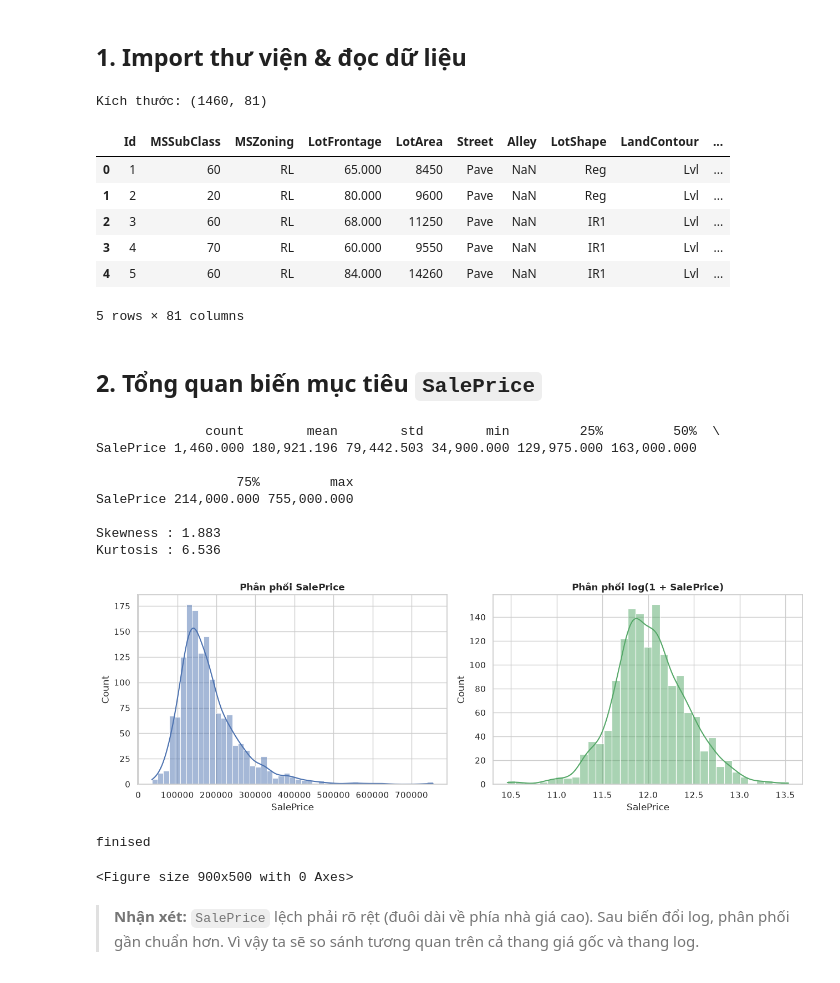
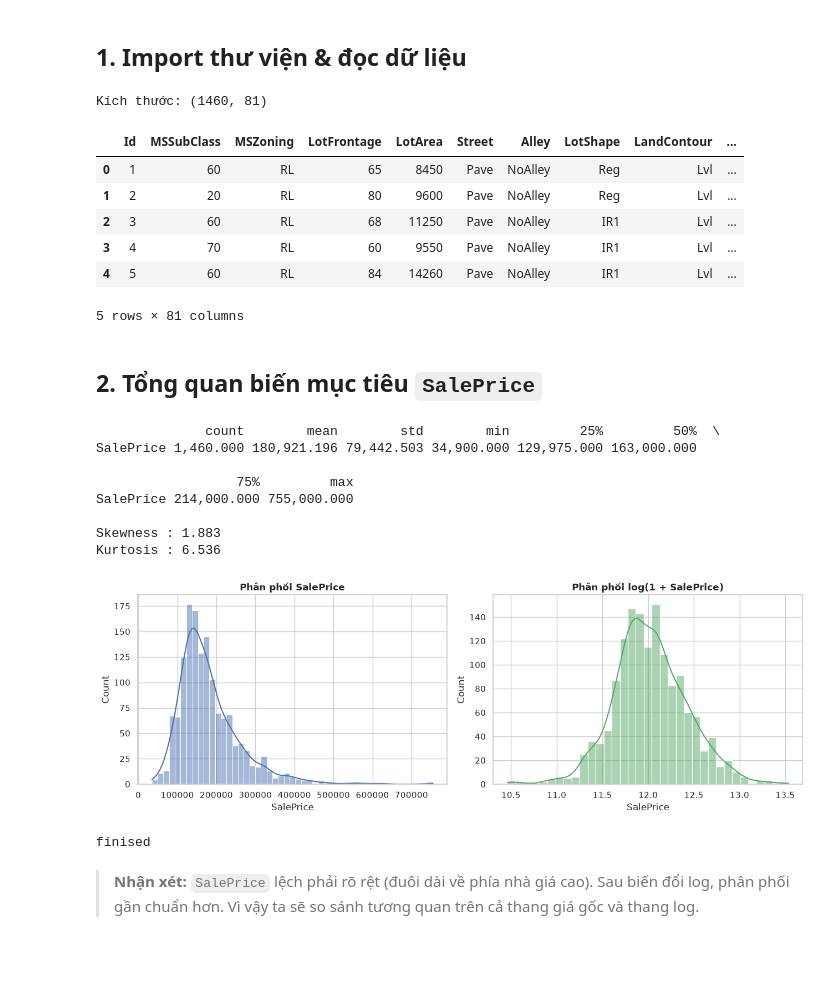
Before and after one commit to hominhIsStupid/DatascienceProject, a Jupyter notebook: src/EDA_Correlation_SalePrice.ipynb, the cells around one changed output. Cells and saved outputs as stored; diff of their text form; code cells hidden in the pictures.

```diff
--- a/src/EDA_Correlation_SalePrice.ipynb
+++ b/src/EDA_Correlation_SalePrice.ipynb
@@ -14,32 +14,41 @@
 ## 1. Import thư viện & đọc dữ liệu
 # %%
 import warnings
+import os, warnings, time, joblib
 warnings.filterwarnings("ignore")
 
 import numpy as np
 import pandas as pd
 import matplotlib.pyplot as plt
 import seaborn as sns
 from scipy import stats
 
+DATA_PATH = "../data/processed/cleaned.csv"
+
 FIG_OUT = "../reports/figures/"
+OUT_DIR = "../reports/outputs/"
+os.makedirs(FIG_OUT, exist_ok=True)
+os.makedirs(OUT_DIR, exist_ok=True)
 
 sns.set_theme(style="whitegrid", context="notebook")
 plt.rcParams["figure.figsize"] = (9, 5)
 plt.rcParams["axes.titleweight"] = "bold"
 pd.options.display.float_format = "{:,.3f}".format
 
-df = pd.read_csv("../data/raw/train.csv")
+def savefig(name):
+    plt.savefig(os.path.join(FIG_OUT, name), dpi=130, bbox_inches="tight")
+
+df = pd.read_csv(DATA_PATH)
 print("Kích thước:", df.shape)
 df.head()
 # %% [output]
 Kích thước: (1460, 81)
 |  | Id | MSSubClass | MSZoning | LotFrontage | LotArea | Street | Alley | LotShape | LandContour | ... |
-| 0 | 1 | 60 | RL | 65.000 | 8450 | Pave | NaN | Reg | Lvl | ... |
-| 1 | 2 | 20 | RL | 80.000 | 9600 | Pave | NaN | Reg | Lvl | ... |
-| 2 | 3 | 60 | RL | 68.000 | 11250 | Pave | NaN | IR1 | Lvl | ... |
-| 3 | 4 | 70 | RL | 60.000 | 9550 | Pave | NaN | IR1 | Lvl | ... |
-| 4 | 5 | 60 | RL | 84.000 | 14260 | Pave | NaN | IR1 | Lvl | ... |
+| 0 | 1 | 60 | RL | 65 | 8450 | Pave | NoAlley | Reg | Lvl | ... |
+| 1 | 2 | 20 | RL | 80 | 9600 | Pave | NoAlley | Reg | Lvl | ... |
+| 2 | 3 | 60 | RL | 68 | 11250 | Pave | NoAlley | IR1 | Lvl | ... |
+| 3 | 4 | 70 | RL | 60 | 9550 | Pave | NoAlley | IR1 | Lvl | ... |
+| 4 | 5 | 60 | RL | 84 | 14260 | Pave | NoAlley | IR1 | Lvl | ... |
 5 rows × 81 columns
 # %% [markdown]
 ## 2. Tổng quan biến mục tiêu `SalePrice`
@@ -54,8 +63,8 @@ axes[0].set_title("Phân phối SalePrice")
 sns.histplot(np.log1p(df["SalePrice"]), kde=True, ax=axes[1], color="#55A868")
 axes[1].set_title("Phân phối log(1 + SalePrice)")
 plt.tight_layout()
+savefig("e01_saleprice_distr.png")
 plt.show()
-plt.savefig("phanphoi.jpg")
 print("finised")
 # %% [output]
               count        mean        std        min         25%         50%  \
@@ -68,7 +77,6 @@ Skewness : 1.883
 Kurtosis : 6.536
 [figure]
 finised
-<Figure size 900x500 with 0 Axes>
 # %% [markdown]
 > **Nhận xét:** `SalePrice` lệch phải rõ rệt (đuôi dài về phía nhà giá cao). Sau biến đổi log, phân phối gần chuẩn hơn.
 > Vì vậy ta sẽ so sánh tương quan trên cả thang giá gốc và thang log.
```
Also changed, not shown: parts of 14 cells of this notebook, 11 other files.
